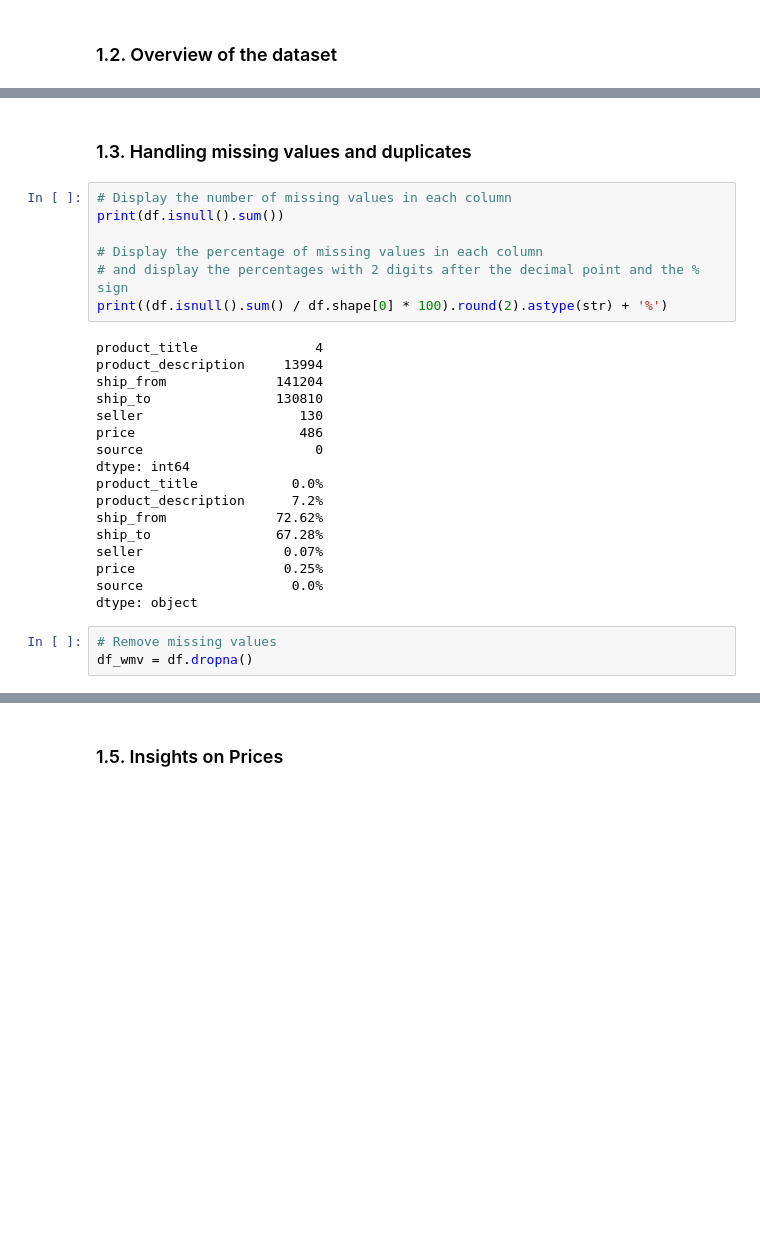
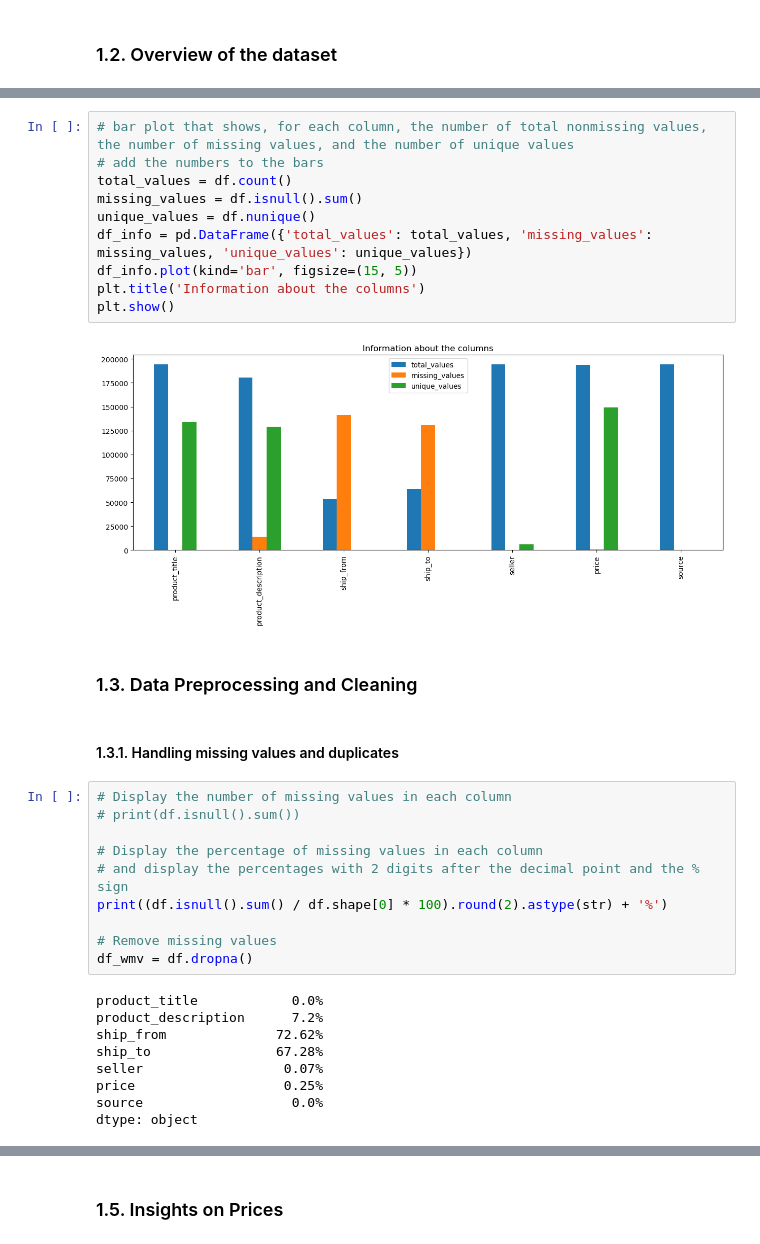
Before and after one commit to davide-beltrame/cybercrime-aho, a Jupyter notebook: main.ipynb, the cells around one changed output, grey strips where cells are left out. Saved outputs shown, nothing was run; the diff lists cells and outputs as text; blank space fills up the shorter version.

```diff
--- a/main.ipynb
+++ b/main.ipynb
@@ -96,21 +69,30 @@ freq        21273    1848     210  124842
+# %%
+# bar plot that shows, for each column, the number of total nonmissing values, the number of missing values, and the number of unique values
+# add the numbers to the bars
+total_values = df.count()
+missing_values = df.isnull().sum()
+unique_values = df.nunique()
+df_info = pd.DataFrame({'total_values': total_values, 'missing_values': missing_values, 'unique_values': unique_values})
+df_info.plot(kind='bar', figsize=(15, 5))
+plt.title('Information about the columns')
+plt.show()
+# %% [output]
+[figure, added]
+# %% [markdown]
+### 1.3. Data Preprocessing and Cleaning
 # %% [markdown]
-### 1.3. Handling missing values and duplicates
+#### 1.3.1. Handling missing values and duplicates
 # %%
 # Display the number of missing values in each column
-print(df.isnull().sum())
+# print(df.isnull().sum())
 
 # Display the percentage of missing values in each column
 # and display the percentages with 2 digits after the decimal point and the % sign
 print((df.isnull().sum() / df.shape[0] * 100).round(2).astype(str) + '%')
+
+# Remove missing values
+df_wmv = df.dropna()
 # %% [output]
-product_title               4
-product_description     13994
-ship_from              141204
-ship_to                130810
-seller                    130
-price                     486
-source                      0
-dtype: int64
 product_title            0.0%
 product_description      7.2%
 ship_from              72.62%
@@ -119,8 +101,5 @@ seller                  0.07%
 price                   0.25%
 source                   0.0%
 dtype: object
-# %%
-# Remove missing values
-df_wmv = df.dropna()
 # %%
 # Display the number of unique values in each column
```
Also changed, not shown: parts of 34 cells of this notebook, 1 other file.
